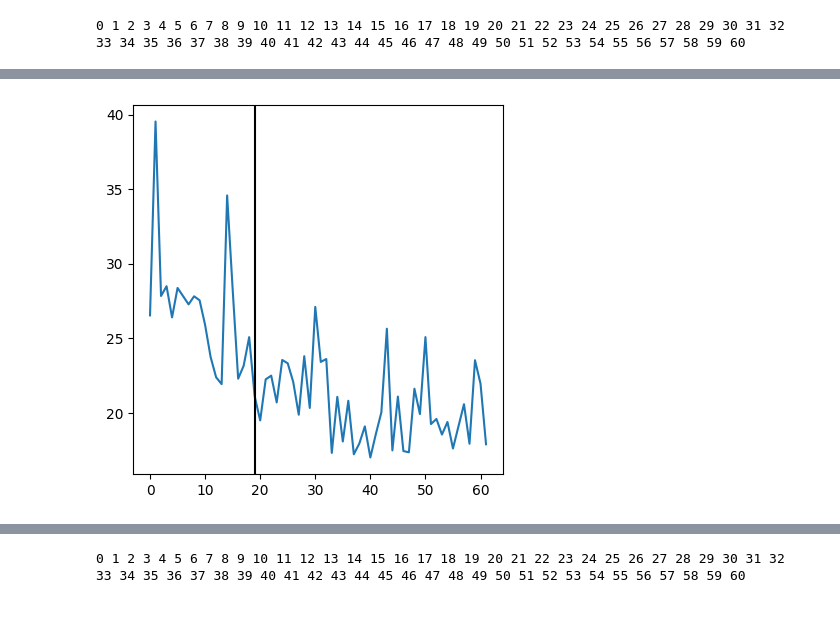
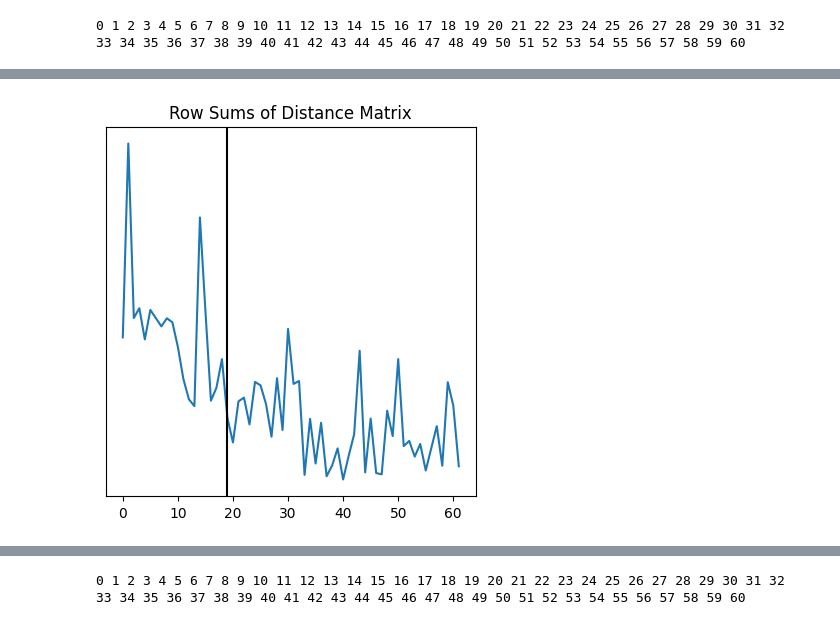
Before and after one commit to mwilson221/A-Wasserstein-type-Distance-for-Gaussian-Mixtures-on-Vector-Bundles, a Jupyter notebook: Nanoparticles/Applications.ipynb, the cells around one changed output, grey strips where cells are left out. Cells and saved outputs as stored; diff of their text form; code cells hidden in the pictures.

```diff
--- a/Nanoparticles/Applications.ipynb
+++ b/Nanoparticles/Applications.ipynb
@@ -140,7 +133,11 @@ plt.show()
 # %%
 plt.plot(sum(W))
 plt.axvline(19,c='black')
 plt.gca().set_box_aspect(1)
-plt.show()
+plt.yticks([])
+plt.title("Row Sums of Distance Matrix")
+
+# plt.show()
+plt.savefig("data_files/images/nanoparticles_row_sums_plot",dpi=250, bbox_inches='tight')
 # %% [output]
-[figure, old version]
+[figure, new version]
```
Also changed, not shown: parts of 6 cells of this notebook, 1 other file.
